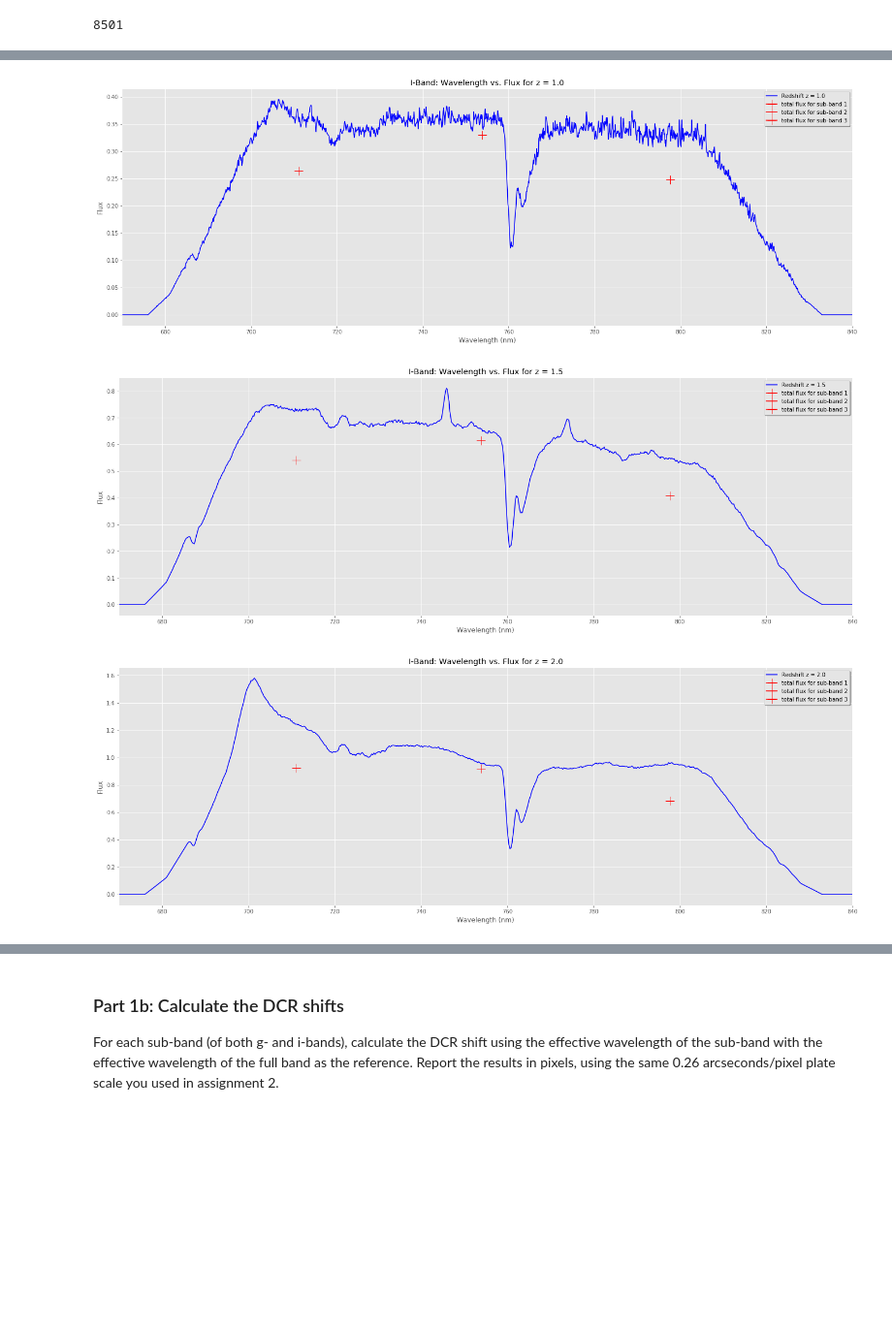
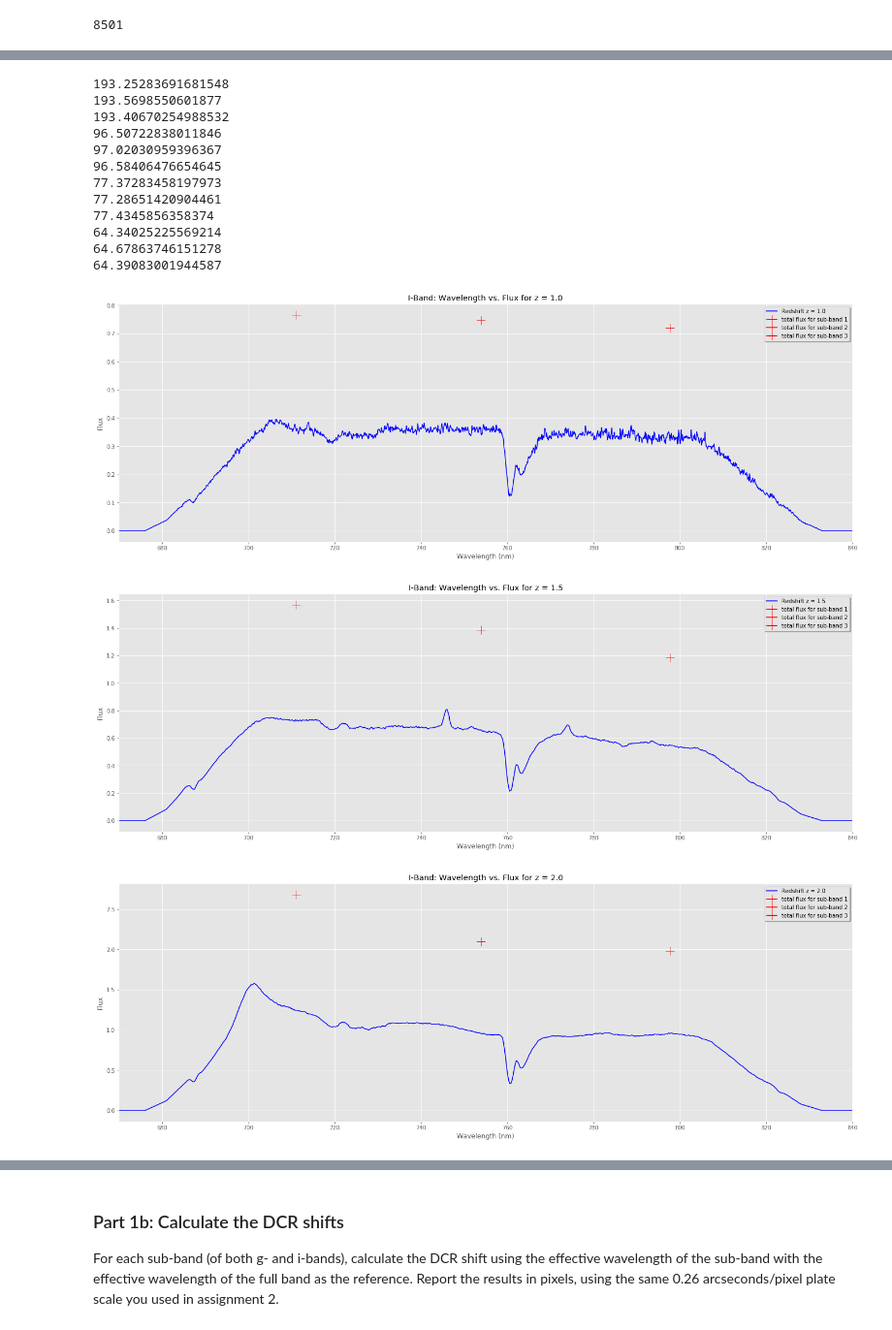
Before and after one commit to abudlong/Astro499, a Jupyter notebook: A499_Winter22_Assignment3.ipynb, the cells around one changed output, grey strips where cells are left out. Shown: that part at 97% size. Drawn from its saved outputs; the diff is of its cells as text; code cells hidden in the pictures; blank space fills up the shorter version.

```diff
--- a/A499_Winter22_Assignment3.ipynb
+++ b/A499_Winter22_Assignment3.ipynb
@@ -260,13 +260,14 @@ len(subband_g_1)
 g_subbands = [subband_g_1, subband_g_2, subband_g_3]
 i_subbands = [subband_i_1, subband_i_2, subband_i_3]
 
-def subbandFlux(wavelength, band_throughput, subbands, throughput_threshold, spectra_obs):
+def subbandFlux(wavelength, band_throughput, subbands, throughput_threshold, spectra, relative_fluxdensity):
     f_values = []
     for s in subbands:
         band_tempthroughput = np.zeros_like(band_throughput)
         band_tempthroughput[s] = band_throughput[s]
-        interpolate = np.interp(spectra_obs, wavelength, band_tempthroughput)
-        normalization = np.sum(interpolate > throughput_threshold)
+        interpolate = np.interp(spectra, wavelength, band_tempthroughput)
+        normalization = np.sum(interpolate) # > throughput_threshold)
+        print(normalization)
         f_itemp = np.sum(interpolate * relative_fluxdensity)/normalization
         f_values.append(f_itemp)
     return f_values
@@ -281,7 +297,7 @@ for z, s in zip(redshifts, spectra_obs):
     plt.plot(s, relative_fluxdensity * interpolate, label = 'Redshift z = {}'.format(z), color = 'b')
 
     #Fix f1, 2, 3 values to include actual spectrum
-    f_values_g = subbandFlux(gband_wavelength, gband_throughput, g_subbands, throughput_threshold_g, s)
+    f_values_g = subbandFlux(gband_wavelength, gband_throughput, g_subbands, throughput_threshold_g, s, relative_fluxdensity)
 
     i = 0
     for g, f in zip(g_effectives, f_values_g):
@@ -309,7 +337,7 @@ for z, s in zip(redshifts, spectra_obs):
     #plt.plot(s, relative_fluxdensity * interpolate, label = 'Redshift z = {}'.format(z), color = 'b')
 
     #Fix f1, 2, 3 values to include actual spectrum
-    f_values_g = subbandFlux(gband_wavelength, gband_throughput, g_subbands, throughput_threshold_g, s)
+    f_values_g = subbandFlux(gband_wavelength, gband_throughput, g_subbands, throughput_threshold_g, s, relative_fluxdensity)
 
     i = 0
     for g, f, c in zip(g_effectives, f_values_g, colors):
@@ -326,15 +391,15 @@ for z, s in zip(redshifts, spectra_obs):
 # %%
-# G-Band Flux Check #2 relative_fluxdensity * interpolate
+# G-Band Flux Check #2
 
 # G-Band Plots
 plt.style.use('ggplot')
 for z, s in zip(redshifts, spectra_obs):
     fig, ax = plt.subplots (1, 1, figsize = (24,8))
     #interpolate = np.interp(s, gband_wavelength[0:7755], np.linspace(0,7754,7755))
-    plt.plot(s, np.linspace(0,7731,7732), label = 'Redshift z = {}'.format(z), color = 'b')
+    plt.plot(gband_wavelength, np.linspace(0,1,8501), label = 'Redshift z = {}'.format(z), color = 'b')
 
     #Fix f1, 2, 3 values to include actual spectrum
-    f_values_g = subbandFlux(gband_wavelength, np.linspace(0,8500,8501), g_subbands, throughput_threshold_g, s)
+    f_values_g = subbandFlux(gband_wavelength, np.linspace(0,1,8501), g_subbands, throughput_threshold_g, s, relative_fluxdensity)
 
     i = 0
     for g, f in zip(g_effectives, f_values_g):
@@ -354,26 +431,38 @@ for z, s in zip(redshifts, spectra_obs):
 # %%
 i_effectives = [i1_effective, i2_effective, i3_effective]
 
 # I-Band Plots
 for z, s in zip(redshifts, spectra_obs):
     fig, ax = plt.subplots (1, 1, figsize = (24,8))
     interpolate = np.interp(s, iband_wavelength[0:7755], iband_throughput[0:7755])
     plt.plot(s, (relative_fluxdensity * interpolate), label = 'Redshift z = {}'.format(z), color = 'b')
 
     #Fix f1, 2, 3 values to include actual spectrum
-    f_values_i = subbandFlux(iband_wavelength, iband_throughput, i_subbands, throughput_threshold_i, s)
+    f_values_i = subbandFlux(iband_wavelength, iband_throughput, i_subbands, throughput_threshold_i, s, relative_fluxdensity)
 
     i = 0
     for g, f in zip(i_effectives, f_values_i):
         i += 1
         ax.plot(g, f, label = f'total flux for sub-band {i}', marker='+', color = 'r', markersize =16)
 
     plt.xlabel('Wavelength (nm)')
     plt.ylabel('Flux')
     plt.title('I-Band: Wavelength vs. Flux for z = {}'.format(z))
     plt.xlim(670, 840)
     plt.legend(loc = 0, shadow = True);
 # %% [output]
+193.25283691681548
+193.5698550601877
+193.40670254988532
+96.50722838011846
+97.02030959396367
+96.58406476654645
+77.37283458197973
+77.28651420904461
+77.4345856358374
+64.34025225569214
+64.67863746151278
+64.39083001944587
-[figure, old version]
+[figure, new version]
-[figure, old version]
+[figure, new version]
-[figure, old version]
+[figure, new version]
```
Also changed, not shown: parts of 25 cells of this notebook.
